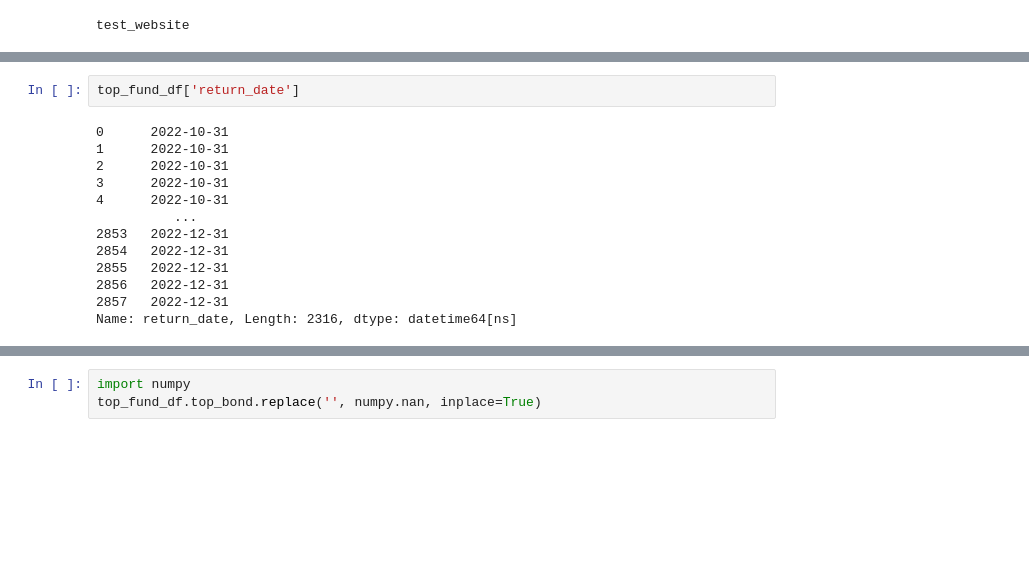
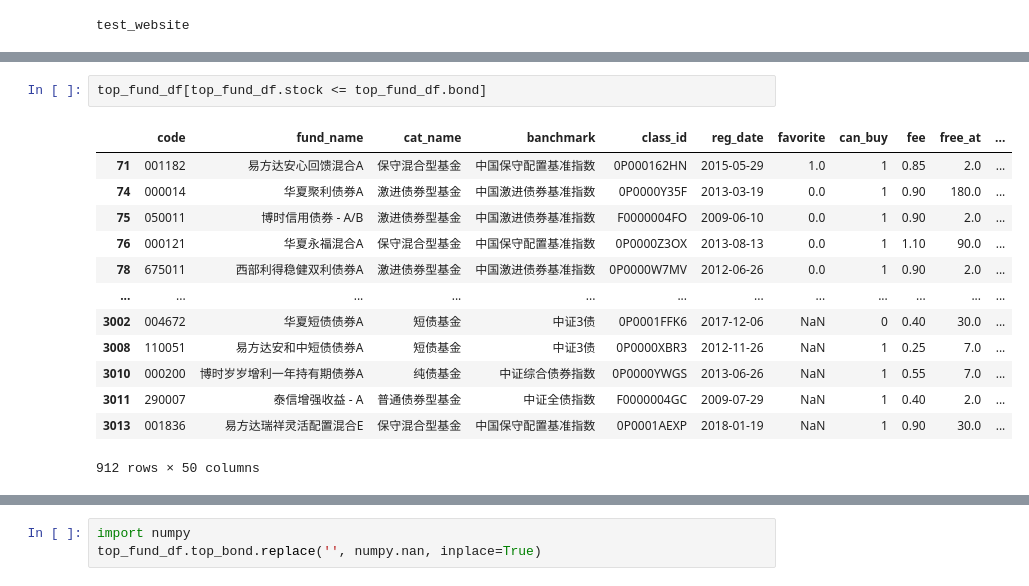
Before and after one commit to chariothy/analyzer, a Jupyter notebook: msrank.ipynb, the cells around one changed output, grey strips where cells are left out. Drawn from its saved outputs; the diff is of its cells as text; blank space fills up the shorter version.

Commit message:
Adapt new v_latest_fund & add banchmark.

```diff
--- a/msrank.ipynb
+++ b/msrank.ipynb
@@ -56,18 +56,19 @@ Elapsed 9.001s during running query_fund.
-# %%
-top_fund_df['return_date']
-# %% [output]
-0      2022-10-31
-1      2022-10-31
-2      2022-10-31
-3      2022-10-31
-4      2022-10-31
-          ...
-2853   2022-12-31
-2854   2022-12-31
-2855   2022-12-31
-2856   2022-12-31
-2857   2022-12-31
-Name: return_date, Length: 2316, dtype: datetime64[ns]
+# %%
+top_fund_df[top_fund_df.stock <= top_fund_df.bond]
+# %% [output]
+|  | code | fund_name | cat_name | banchmark | class_id | reg_date | favorite | can_buy | fee | free_at | ... |
+| 71 | 001182 | 易方达安心回馈混合A | 保守混合型基金 | 中国保守配置基准指数 | 0P000162HN | 2015-05-29 | 1.0 | 1 | 0.85 | 2.0 | ... |
+| 74 | 000014 | 华夏聚利债券A | 激进债券型基金 | 中国激进债券基准指数 | 0P0000Y35F | 2013-03-19 | 0.0 | 1 | 0.90 | 180.0 | ... |
+| 75 | 050011 | 博时信用债券 - A/B | 激进债券型基金 | 中国激进债券基准指数 | F0000004FO | 2009-06-10 | 0.0 | 1 | 0.90 | 2.0 | ... |
+| 76 | 000121 | 华夏永福混合A | 保守混合型基金 | 中国保守配置基准指数 | 0P0000Z3OX | 2013-08-13 | 0.0 | 1 | 1.10 | 90.0 | ... |
+| 78 | 675011 | 西部利得稳健双利债券A | 激进债券型基金 | 中国激进债券基准指数 | 0P0000W7MV | 2012-06-26 | 0.0 | 1 | 0.90 | 2.0 | ... |
+| ... | ... | ... | ... | ... | ... | ... | ... | ... | ... | ... | ... |
+| 3002 | 004672 | 华夏短债债券A | 短债基金 | 中证3债 | 0P0001FFK6 | 2017-12-06 | NaN | 0 | 0.40 | 30.0 | ... |
+| 3008 | 110051 | 易方达安和中短债债券A | 短债基金 | 中证3债 | 0P0000XBR3 | 2012-11-26 | NaN | 1 | 0.25 | 7.0 | ... |
+| 3010 | 000200 | 博时岁岁增利一年持有期债券A | 纯债基金 | 中证综合债券指数 | 0P0000YWGS | 2013-06-26 | NaN | 1 | 0.55 | 7.0 | ... |
+| 3011 | 290007 | 泰信增强收益 - A | 普通债券型基金 | 中证全债指数 | F0000004GC | 2009-07-29 | NaN | 1 | 0.40 | 2.0 | ... |
+| 3013 | 001836 | 易方达瑞祥灵活配置混合E | 保守混合型基金 | 中国保守配置基准指数 | 0P0001AEXP | 2018-01-19 | NaN | 1 | 0.90 | 30.0 | ... |
+912 rows × 50 columns
 # %%
 from morningstar import msrank
 imp.reload(msrank)
```
Also changed, not shown: parts of 2 cells of this notebook, 2 other files.
